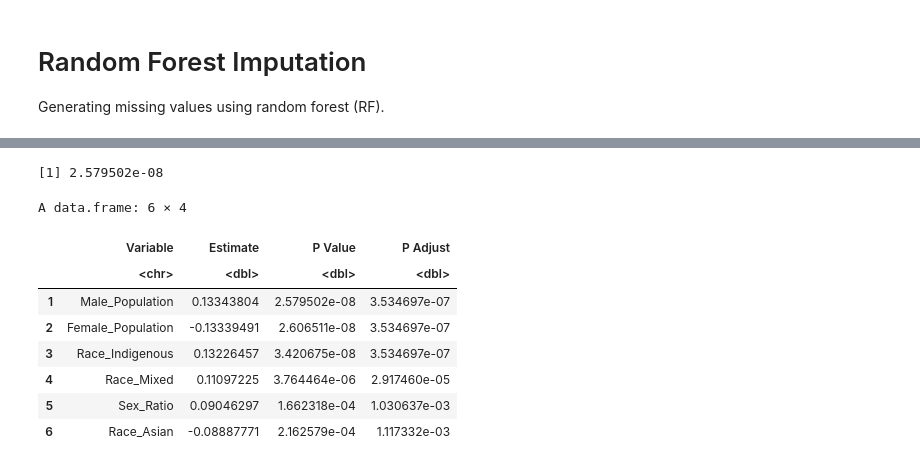
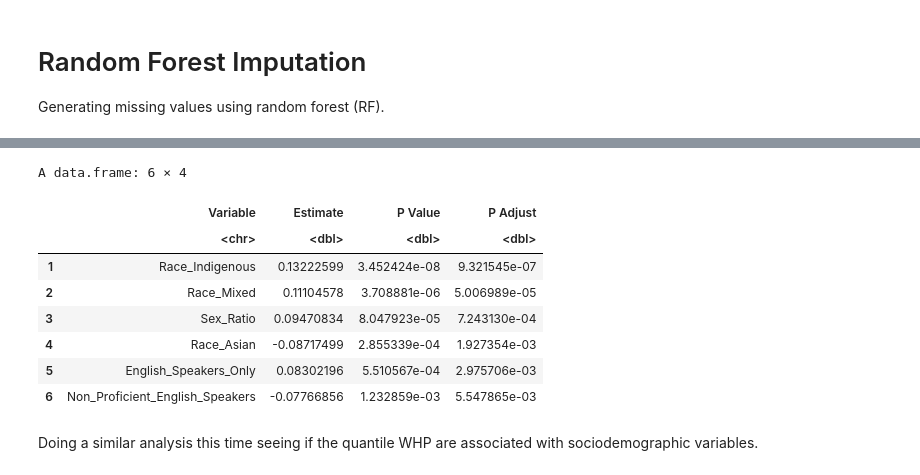
Before and after one commit to UNC-CEMALB/ENVIROSCAN, a Jupyter notebook: 2. Correlation Analysis/Correlation Analysis.ipynb, the cells around one changed output, grey strips where cells are left out. Saved outputs shown, nothing was run; the diff lists cells and outputs as text; code cells hidden in the pictures.

```diff
--- a/2. Correlation Analysis/Correlation Analysis.ipynb
+++ b/2. Correlation Analysis/Correlation Analysis.ipynb
@@ -1,7 +1,7 @@
 # %%
 setwd('/Users/alexis/Library/CloudStorage/OneDrive-UniversityofNorthCarolinaatChapelHill/CEMALB_DataAnalysisPM/Projects/P1009. NC ENVRIOSCAN/P1009.3. Analyses/P1009.3.2. Correlation Analysis/Input')
 Output = ('/Users/alexis/Library/CloudStorage/OneDrive-UniversityofNorthCarolinaatChapelHill/CEMALB_DataAnalysisPM/Projects/P1009. NC ENVRIOSCAN/P1009.3. Analyses/P1009.3.2. Correlation Analysis/Output')
-cur_date = "121022"
+cur_date = "121222"
 
 library(readxl)
 library(tidyverse)
@@ -9,9 +9,9 @@ library(reshape2)
 library(missForest)
 
 # reading in files
-acs_df = data.frame(read_excel("ACS_Data_120722.xlsx", sheet = 2))
+acs_df = data.frame(read_excel("ACS_Data_121222.xlsx", sheet = 2))
 #acs_metadata = data.frame(read_excel("ACS_Data_120722.xlsx"))
-wildfire_hazard_df = data.frame(read_excel("Wildfire_Hazard_120722.xlsx", sheet = 2))
+wildfire_hazard_df = data.frame(read_excel("Wildfire_Hazard_121222.xlsx", sheet = 2))
 # %% [output]
 ── Attaching packages ─────────────────────────────────────── tidyverse 1.3.2 ──
 ✔ ggplot2 3.3.6      ✔ purrr   0.3.4
@@ -68,7 +68,7 @@ Joining, by = c("GEO_ID", "Census_Tract", "County")
 acs_whp_df = inner_join(acs_df, wildfire_hazard_df)
 
 # need to make some of the cols numeric
-acs_whp_df[,4:36] = apply(acs_whp_df[,4:36], 2, as.numeric)
+acs_whp_df[,4:33] = apply(acs_whp_df[,4:33], 2, as.numeric)
 head(acs_whp_df)
 # %% [output]
 Joining, by = c("GEO_ID", "Census_Tract", "County")
@@ -103,12 +103,9 @@ Generating missing values using random forest (RF).
 # %%
 # imputing sociodemographic data using RF
 random_forest_imputation = function(dataset){
-#     sociodeomgraphic_df = dataset %>%
-#         pivot_wider(names_from = Variable, values_from = Value)
-    imputed_RF_object = missForest(as.matrix(dataset[,4:34]))
+    imputed_RF_object = missForest(as.matrix(dataset[,4:30]))
     imputed_RF_df = imputed_RF_object$ximp
-    imputed_final_df = data.frame(cbind(dataset[,1:3], imputed_RF_df, dataset[,35:38])) #%>%
-        #pivot_longer(cols = 10:14, names_to = "Variable", values_to = "Value")
+    imputed_final_df = data.frame(cbind(dataset[,1:3], imputed_RF_df, dataset[,31:34]))
 
     return(imputed_final_df)
 }
@@ -129,12 +125,0 @@ A data.frame: 6 × 38
-# %%
-number_of_variables = 34 # number of sociodemographic variables
-for (i in 1:number_of_variables){
-    if( i == 1){
-        # subsetting the df
-        subsetted_df = imputed_df[,c(1:3, i + 3, 36)]
-        print(head(subsetted_df))
-
-        # pearson's test
-        pearson_test = cor.test(subsetted_df[,4], subsetted_df[,5], method = c('pearson'))
-    }
-}
@@ -156,51 +126,47 @@ for (i in 1:number_of_variables){
-# %%
-pearson_test$p.value[1]
-# %% [output]
-[1] 2.579502e-08
 # %%
+number_of_socio_variables = 27 # number of sociodemographic variables
+
 # creating a function to run pearson tests
-get_pearson_correlations = function(df, number_of_socio_variables){
+get_pearson_correlations = function(df, number_of_var){
 
     # creating an empty df
     corr_df = data.frame()
-    for (i in 1:number_of_socio_variables){
-        if (i <= number_of_socio_variables - 3){
+    for (i in 1:number_of_var){
+        if (i <= number_of_var){
              # pearson's test
             pearson_test = cor.test(df[,i + 3], df$Wildfire_Hazard_Potential_Mean, method = c('pearson'))
 
             # remembering values of interest
             values_df = data.frame(colnames(df[i + 3]), pearson_test$estimate[[1]], pearson_test$p.value[[1]])
             corr_df = rbind(corr_df, values_df)
         }
     }
-
-    # dropping duplicate rows
-#     corr_df = corr_df %>%
-#         unique()
 
     # adding col names
     colnames(corr_df) = c("Variable", "Estimate", "P Value")
 
     # calculating padj values
     corr_df$`P Adjust` = p.adjust(as.numeric(as.character(corr_df$`P Value`)), method = "fdr")
 
     # arranging from most to least significant
     corr_df = corr_df %>%
         arrange(`P Adjust`)
 
     return(corr_df)
 }
 
 # calling function
-pearson_df = get_pearson_correlations(imputed_df, 34)
+pearson_df = get_pearson_correlations(imputed_df, number_of_socio_variables)
 head(pearson_df)
 # %% [output]
 A data.frame: 6 × 4
 |  | Variable | Estimate | P Value | P Adjust |
 |  | <chr> | <dbl> | <dbl> | <dbl> |
-| 1 | Male_Population | 0.13343804 | 2.579502e-08 | 3.534697e-07 |
-| 2 | Female_Population | -0.13339491 | 2.606511e-08 | 3.534697e-07 |
-| 3 | Race_Indigenous | 0.13226457 | 3.420675e-08 | 3.534697e-07 |
-| 4 | Race_Mixed | 0.11097225 | 3.764464e-06 | 2.917460e-05 |
-| 5 | Sex_Ratio | 0.09046297 | 1.662318e-04 | 1.030637e-03 |
-| 6 | Race_Asian | -0.08887771 | 2.162579e-04 | 1.117332e-03 |
+| 1 | Race_Indigenous | 0.13222599 | 3.452424e-08 | 9.321545e-07 |
+| 2 | Race_Mixed | 0.11104578 | 3.708881e-06 | 5.006989e-05 |
+| 3 | Sex_Ratio | 0.09470834 | 8.047923e-05 | 7.243130e-04 |
+| 4 | Race_Asian | -0.08717499 | 2.855339e-04 | 1.927354e-03 |
+| 5 | English_Speakers_Only | 0.08302196 | 5.510567e-04 | 2.975706e-03 |
+| 6 | Non_Proficient_English_Speakers | -0.07766856 | 1.232859e-03 | 5.547865e-03 |
+# %% [markdown]
+Doing a similar analysis this time seeing if the quantile WHP are associated with sociodemographic variables.
```
Also changed, not shown: parts of 5 cells of this notebook.
